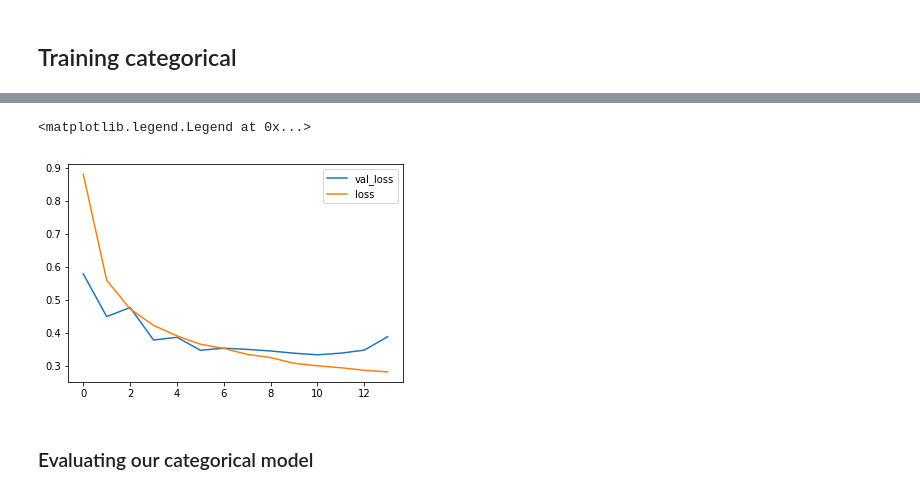
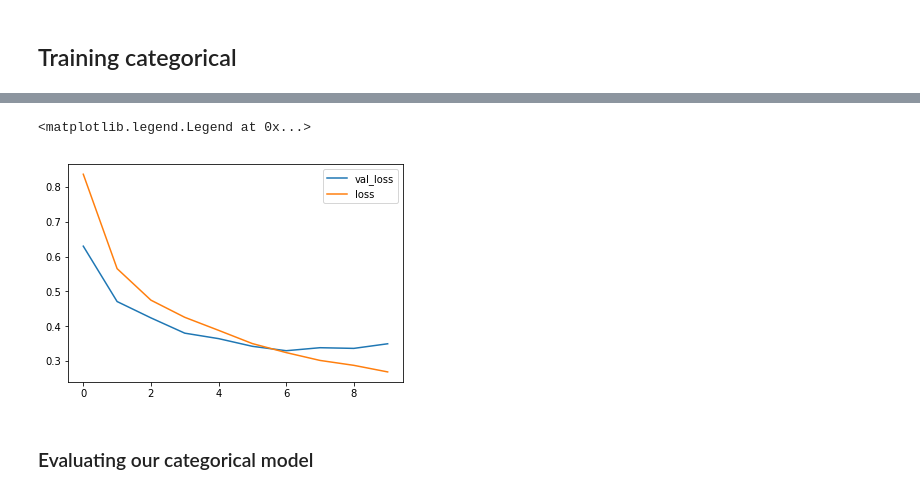
Before and after one commit to Garfounkel/emotion_analysis, a Jupyter notebook: playground.ipynb, the cells around one changed output, grey strips where cells are left out. Drawn from its saved outputs; the diff is of its cells as text; code cells hidden in the pictures.

```diff
--- a/playground.ipynb
+++ b/playground.ipynb
@@ -19,6 +19,6 @@ from src.evaluate import get_metrics, get_predictions, compare_metrics, get_metr
 from src.models import model_mine, model_conv1d, EnsembleModel
 from src.submission import generate_predictions
 from src.model_saverloader import *
-from src.utils import get_wrongs
+from src.utils import get_wrongs, emotion2label, label2emotion, reindex_sequences
 
-embeddings_path = '../sentiment_analysis/data/embeddings/datastories.twitter.300d.txt'
+embeddings_path = './data/embeddings/datastories.twitter.300d.txt'
@@ -180,5 +144,3 @@ Trainable params: 1,178,404
 Non-trainable params: 4,424,100
 _________________________________________________________________
 None
-# %%
-model = model_conv1d(emb_matrix, max_seq_len)
@@ -203,9 +147,9 @@ None
 # %%
 callbacks_list = [
         ModelCheckpoint(filepath='pickles/models/best.h5', save_best_only=True, verbose=1),
-        EarlyStopping(patience=3, verbose=0)
+        EarlyStopping(patience=4, verbose=0)
     ]
 # %%
-history = model.fit(x_trn, y_trn, batch_size=128, validation_data=(x_val, y_val), epochs=10, class_weight=cls_weights, callbacks=callbacks_list)
+history = model.fit(x_trn, y_trn, batch_size=128, validation_data=(x_val, y_val), epochs=15, class_weight=cls_weights, callbacks=callbacks_list)
 # %% [output]
 Train on 21111 samples, validate on 9049 samples
@@ -329,22 +172,18 @@ Epoch 00043: val_loss did not improve from 0.32682
 # %%
-import matplotlib.pyplot as plt
-
-
-
-histories = [history, history2]#, history3, history4, history5]
+histories = [history]
 eps, val_loss, loss = [], [], []
 for h in histories:
     eps += h.epoch
     val_loss += h.history['val_loss']
     loss += h.history['loss']
 
 plt.plot(eps, val_loss, label='val_loss')
 plt.plot(eps, loss, label='loss')
 
 plt.legend()
 # %% [output]
 <matplotlib.legend.Legend at 0x...>
-[figure, old version]
+[figure, new version]
 # %% [markdown]
 ### Evaluating our categorical model
 # %%
```
Also changed, not shown: parts of 38 cells of this notebook, 3 other files.
